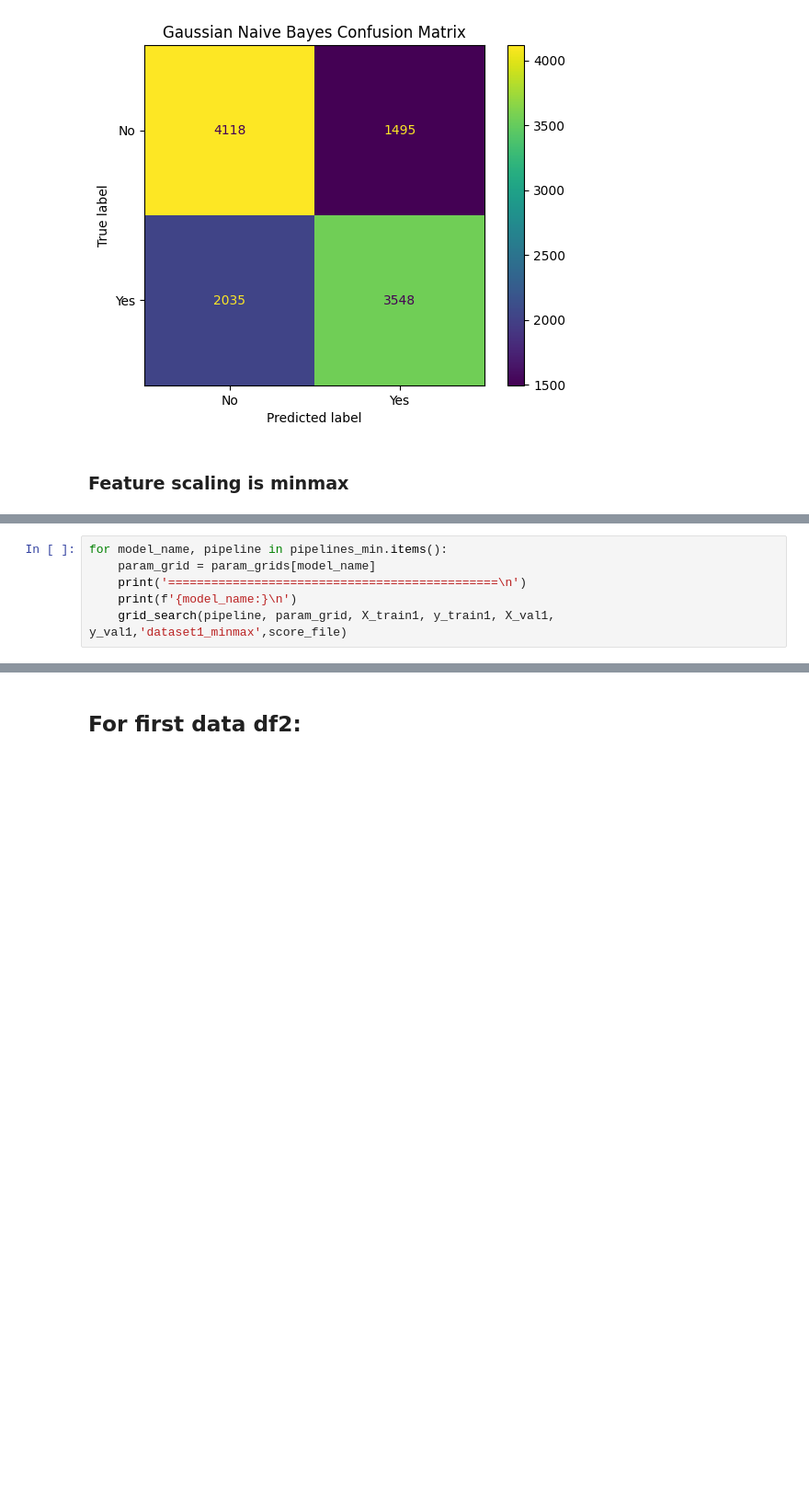
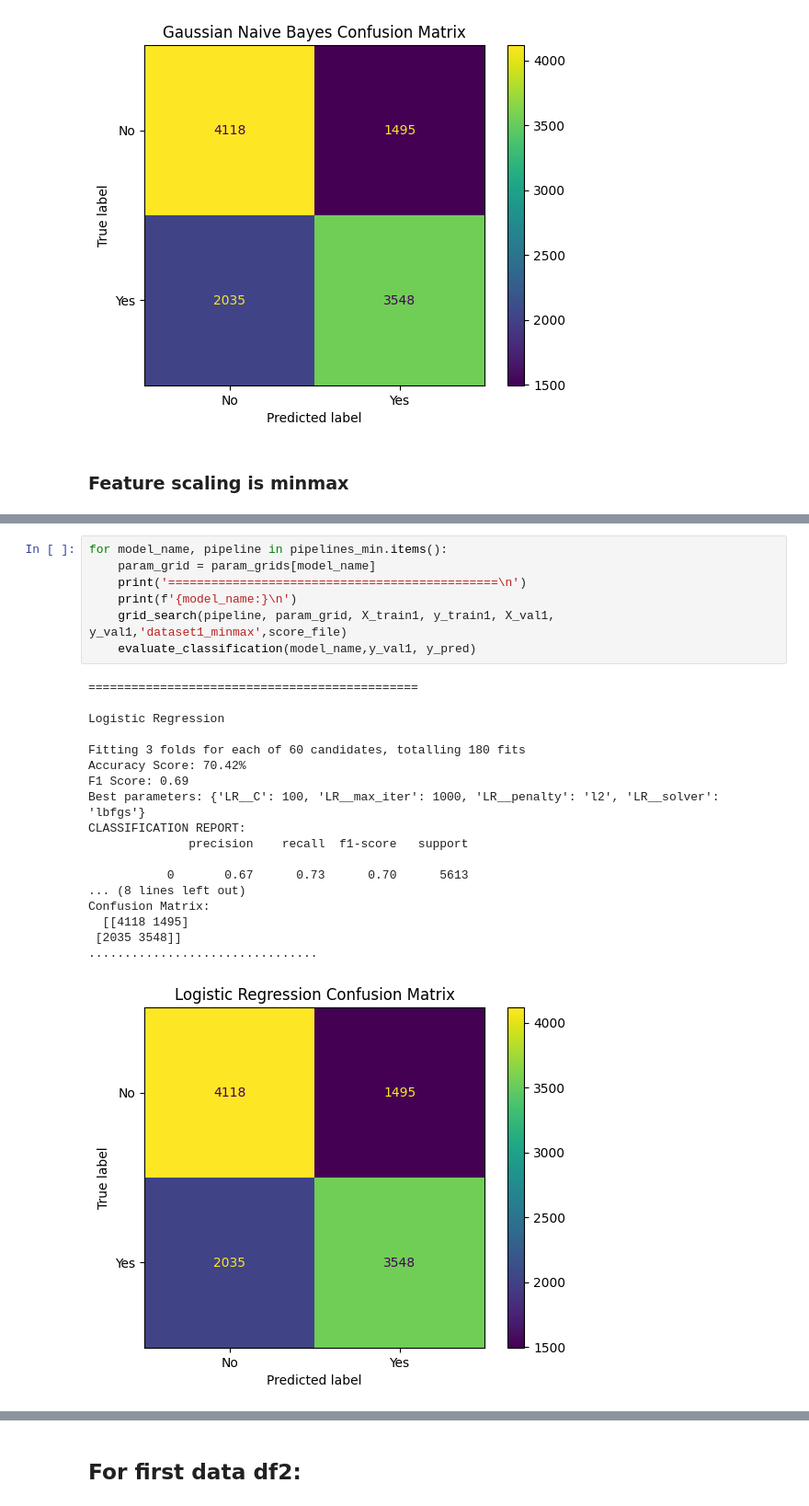
Before and after one commit to VineelaNedunuri/Machine-Learning-vineela-nedunuri, a Jupyter notebook: Labb/disease_on_model.ipynb, the cells around one changed output, grey strips where cells are left out. Shown at 92% size. Saved outputs shown, nothing was run; the diff lists cells and outputs as text; blank space fills up the shorter version.

```diff
--- a/Labb/disease_on_model.ipynb
+++ b/Labb/disease_on_model.ipynb
@@ -255,6 +264,26 @@ pipelines_min
 # %%
 for model_name, pipeline in pipelines_min.items():
     param_grid = param_grids[model_name]
     print('==============================================\n')
     print(f'{model_name:}\n')
     grid_search(pipeline, param_grid, X_train1, y_train1, X_val1, y_val1,'dataset1_minmax',score_file)
+    evaluate_classification(model_name,y_val1, y_pred)
+# %% [output]
+==============================================
+
+Logistic Regression
+
+Fitting 3 folds for each of 60 candidates, totalling 180 fits
+Accuracy Score: 70.42%
+F1 Score: 0.69
+Best parameters: {'LR__C': 100, 'LR__max_iter': 1000, 'LR__penalty': 'l2', 'LR__solver': 'lbfgs'}
+CLASSIFICATION REPORT:
+              precision    recall  f1-score   support
+
+           0       0.67      0.73      0.70      5613
+... (8 lines left out)
+Confusion Matrix:
+  [[4118 1495]
+ [2035 3548]]
+................................
+[figure, added]
```
Also changed, not shown: parts of 6 cells of this notebook, 1 other file.
